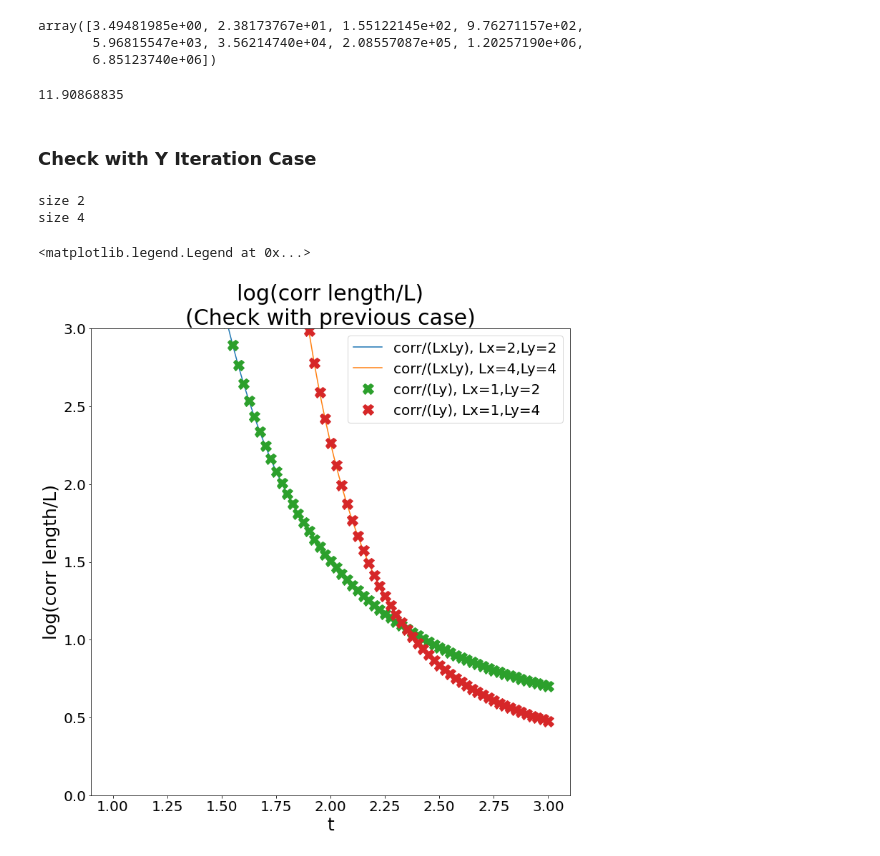
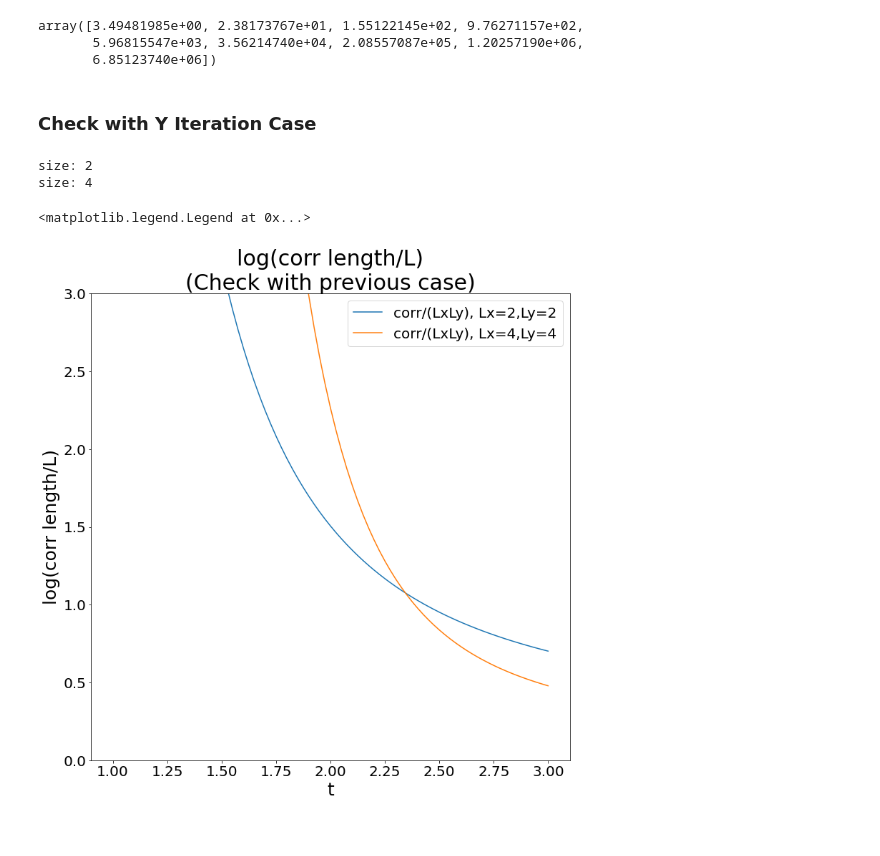
Before and after one commit to aronton/11020PHYS401200-Computational-Physics, a Jupyter notebook: 109022802_2Dising_report_PartC.ipynb, the cells around one changed output. Drawn from its saved outputs; the diff is of its cells as text; code cells hidden in the pictures.

```diff
--- a/109022802_2Dising_report_PartC.ipynb
+++ b/109022802_2Dising_report_PartC.ipynb
@@ -523,9 +536,9 @@ plt.figure(figsize = (12,12))
 plt.title("corr length/L vs temperature", fontsize = 30)
 
 for l in range(1,len(Lylist)):
-    plt.plot(t[:], corr[l,:]/Lylist[l], label = "Ly=%d" %(Lylist[l]))
+    plt.plot(t[:], corr_truncate[l,:]/Lylist[l], label = "Ly=%d" %(Lylist[l]))
 
-plt.xlim(2,3)
+# plt.xlim(2,3)
 plt.axvline(x=2.27,c='green',ls='--',lw=3,label="2.27")
 plt.xticks(fontsize = 20 )
 plt.xlabel("t",fontsize = 25)
@@ -627,3 +618,7 @@ EIGVLE_dic1 = {}
+# %%
+Uni_T_dic_XY = {}
+Uni_T_trace_dic_XY = {}
+EIGVLE_dic_XY = {}
 # %% [markdown]
 ### Contraction in both direction
 # %% [markdown]
@@ -638,22 +633,22 @@ TR = Uni_T.clone()
 
 for y in List:
     if(y == 1):
-        Uni_T_temp3 = TD
+        Uni_T_temp = TD
         # Uni_T_temp2.print_diagram()
-        Uni_T_dic1[(y,y)] = TU.clone()
-        Uni_T_trace_dic1[(y,y)] = TU.Trace(0,3).clone()
-        EIGVLE_T_trace, v  = la.eigh(TU.Trace(0,3).get_block().numpy())
+        Uni_T_dic_XY[(y,y)] = TU.clone()
+        Uni_T_trace_dic_XY[(y,y)] = TU.Trace(0,3).clone()
+        e, v  = la.eigh(TU.Trace(0,3).get_block().numpy())
         # print("EIGVLE_T_trace",EIGVLE_T_trace)
-        EIGVLE_dic1[(y,y)] = EIGVLE_T_trace
+        EIGVLE_dic_XY[(y,y)] = e
     else:
-        Uni_T_temp1 = Uni_T_temp3.clone()
-        Uni_T_temp11 = Uni_T_temp3.clone()
-        Uni_T_temp2 = Ymerge(Uni_T_temp1,Uni_T_temp11)
-        Uni_T_temp22 = Uni_T_temp2.clone()
-        Uni_T_temp3 = Xmerge(Uni_T_temp2,Uni_T_temp22)
-        Uni_T_dic1[(y,y)] = Uni_T_temp3.clone()
-        Uni_T_trace_dic1[(y,y)] = Uni_T_temp3.Trace(0,3).clone()
-        EIGVLE_dic1[(y,y)], v = la.eigh(Uni_T_temp2.Trace(0,3).get_block().numpy())
-        print("EIGVLE_dic[(1,y_i)]",EIGVLE_dic1[(y,y)])
+        Uni_T_temp_TU = Uni_T_temp.clone()
+        Uni_T_temp_TD = Uni_T_temp.clone()
+        Uni_T_temp_TL = Ymerge(Uni_T_temp_TU,Uni_T_temp_TD)
+        Uni_T_temp_TR = Uni_T_temp_TL.clone()
+        Uni_T_temp = Xmerge(Uni_T_temp_TL,Uni_T_temp_TR)
+        Uni_T_dic_XY[(y,y)] = Uni_T_temp.clone()
+        Uni_T_trace_dic_XY[(y,y)] = Uni_T_temp.Trace(0,3).clone()
+        EIGVLE_dic_XY[(y,y)], v = la.eigh(Uni_T_temp.Trace(0,3).get_block().numpy())
+        print("EIGVLE_dic_XY[(%d,%d)]" %(y,y),EIGVLE_dic_XY[(y,y)])
         # print("EIGVLE_dic[(1,y_i)]",EIGVLE_dic[(1,y)][-1],EIGVLE_dic[(1,y)][-2],EIGVLE_dic[(1,y)][-3],EIGVLE_dic[(1,y)][-4])
 # %% [output]
@@ -743,37 +748,33 @@ corr[:,1]
 array([3.49481985e+00, 2.38173767e+01, 1.55122145e+02, 9.76271157e+02,
        5.96815547e+03, 3.56214740e+04, 2.08557087e+05, 1.20257190e+06,
        6.85123740e+06])
-# %%
-2.38173767e+01/2
-# %% [output]
-11.90868835
 # %% [markdown]
 ### Check with Y Iteration Case
 # %%
 plt.figure(figsize = (12,12))
 plt.title("log(corr length/L)\n(Check with previous case)", fontsize = 30)
 
 for l in range(1,3):
     size = Llist[l]
-    print("size",size)
+    print("size:", size)
     plt.plot(t[:], corrXY[l,:], label = "corr/(LxLy), Lx=%d,Ly=%d" %(size,size))
 
-for l in range(1,len(Llist)):
-    size = Llist[l]
-    plt.plot(t[:], corr[size-1,:]/(size), "X", markersize = 15, label = "corr/(Ly), Lx=1,Ly=%d" %(size) )
+# for l in range(1,len(Llist)):
+#     size = Llist[l]
+#     plt.plot(t[:], corr[size-1,:]/(size), "X", markersize = 15, label = "corr/(Ly), Lx=1,Ly=%d" %(size) )
 
 # plt.xlim(2.2,2.3)
 plt.xticks(fontsize = 20 )
 plt.xlabel("t",fontsize = 25)
 plt.ylim(0,3)
 plt.yticks(fontsize = 20 )
 plt.ylabel("log(corr length/L)",fontsize = 25)
 plt.legend(fontsize = 20)
 # %% [output]
-size 2
-size 4
+size: 2
+size: 4
 <matplotlib.legend.Legend at 0x...>
-[figure, old version]
+[figure, new version]
 # %%
 corr[0,:]
 # %% [output]
```
Also changed, not shown: parts of 12 cells of this notebook, 7 other files.
